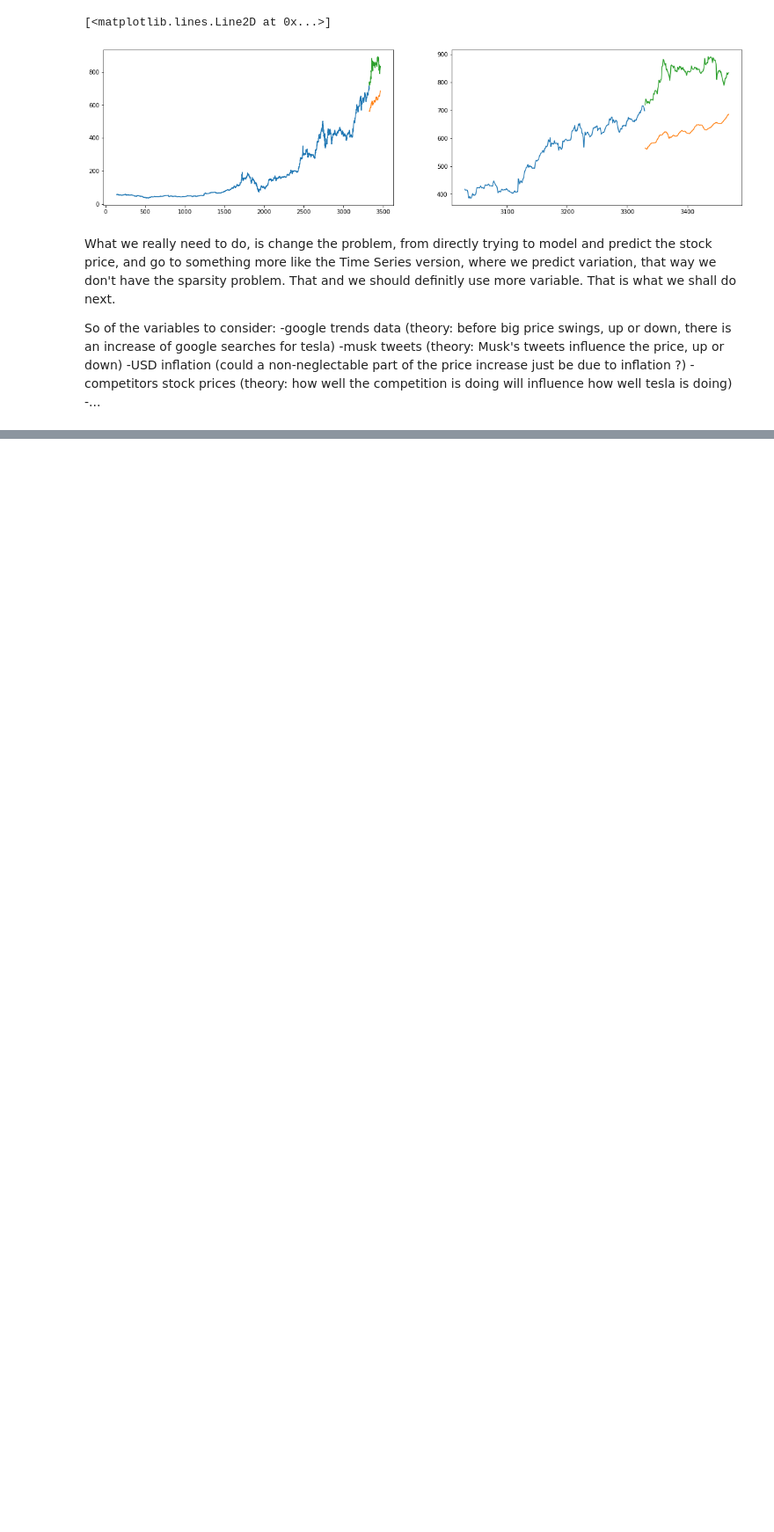
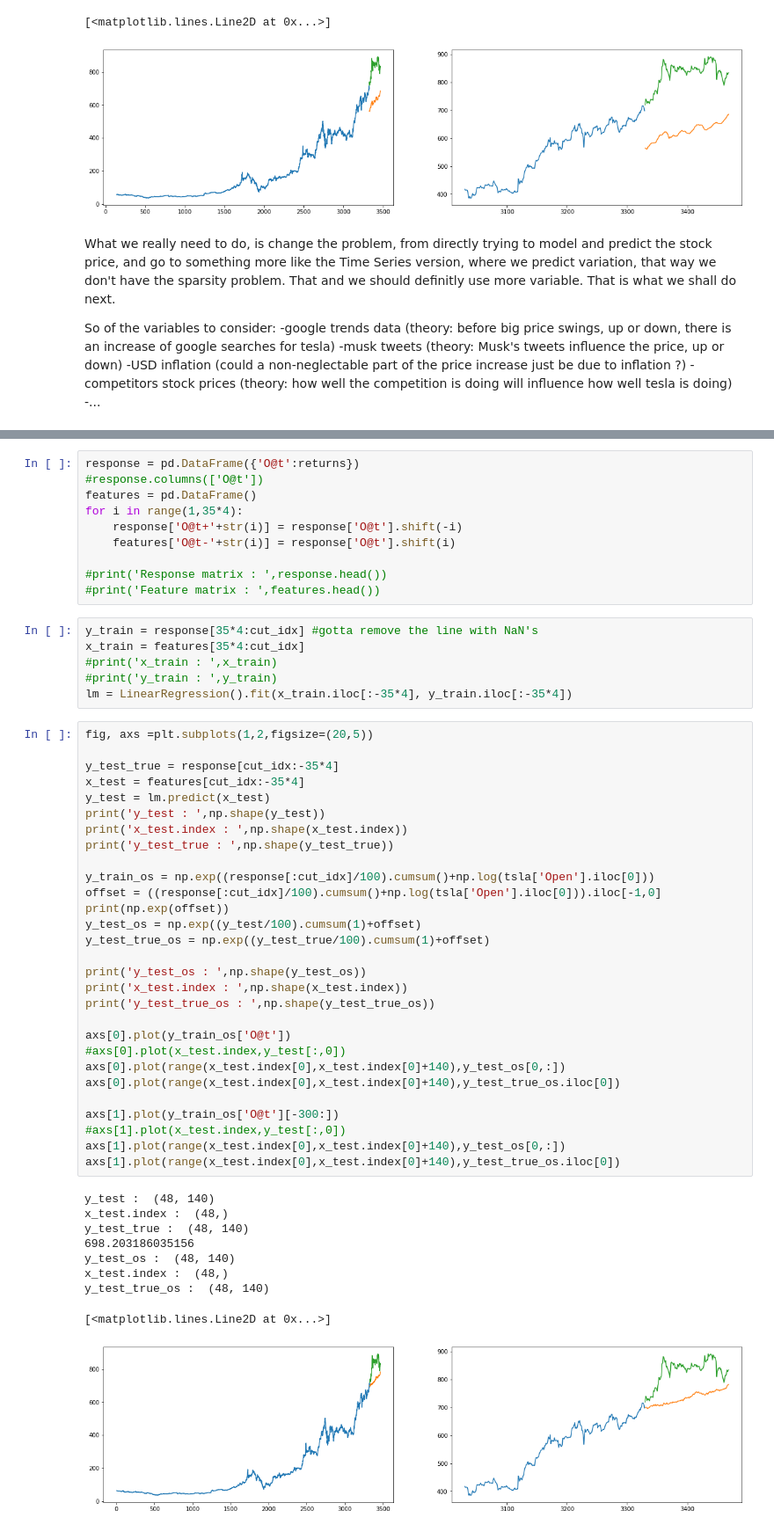
Before and after one commit to Sekarski/MasterThesis, a Jupyter notebook: exploration/MachineLearningApproach.ipynb, the cells around one changed output, grey strips where cells are left out. Shown: that part at 88% size. Drawn from its saved outputs; the diff is of its cells as text; blank space fills up the shorter version.

Commit message:
linear regression & KNN for univariate variations

```diff
--- a/exploration/MachineLearningApproach.ipynb
+++ b/exploration/MachineLearningApproach.ipynb
@@ -557,0 +575,55 @@ So of the variables to consider:
+# %%
+response = pd.DataFrame({'O@t':returns})
+#response.columns(['O@t'])
+features = pd.DataFrame()
+for i in range(1,35*4):
+    response['O@t+'+str(i)] = response['O@t'].shift(-i)
+    features['O@t-'+str(i)] = response['O@t'].shift(i)
+
+#print('Response matrix : ',response.head())
+#print('Feature matrix : ',features.head())
+# %%
+y_train = response[35*4:cut_idx] #gotta remove the line with NaN's
+x_train = features[35*4:cut_idx]
+#print('x_train : ',x_train)
+#print('y_train : ',y_train)
+lm = LinearRegression().fit(x_train.iloc[:-35*4], y_train.iloc[:-35*4])
+# %%
+fig, axs =plt.subplots(1,2,figsize=(20,5))
+
+y_test_true = response[cut_idx:-35*4]
+x_test = features[cut_idx:-35*4]
+y_test = lm.predict(x_test)
+print('y_test : ',np.shape(y_test))
+print('x_test.index : ',np.shape(x_test.index))
+print('y_test_true : ',np.shape(y_test_true))
+
+y_train_os = np.exp((response[:cut_idx]/100).cumsum()+np.log(tsla['Open'].iloc[0]))
+offset = ((response[:cut_idx]/100).cumsum()+np.log(tsla['Open'].iloc[0])).iloc[-1,0]
+print(np.exp(offset))
+y_test_os = np.exp((y_test/100).cumsum(1)+offset)
+y_test_true_os = np.exp((y_test_true/100).cumsum(1)+offset)
+
+print('y_test_os : ',np.shape(y_test_os))
+print('x_test.index : ',np.shape(x_test.index))
+print('y_test_true_os : ',np.shape(y_test_true_os))
+
+axs[0].plot(y_train_os['O@t'])
+#axs[0].plot(x_test.index,y_test[:,0])
+axs[0].plot(range(x_test.index[0],x_test.index[0]+140),y_test_os[0,:])
+axs[0].plot(range(x_test.index[0],x_test.index[0]+140),y_test_true_os.iloc[0])
+
+axs[1].plot(y_train_os['O@t'][-300:])
+#axs[1].plot(x_test.index,y_test[:,0])
+axs[1].plot(range(x_test.index[0],x_test.index[0]+140),y_test_os[0,:])
+axs[1].plot(range(x_test.index[0],x_test.index[0]+140),y_test_true_os.iloc[0])
+# %% [output]
+y_test :  (48, 140)
+x_test.index :  (48,)
+y_test_true :  (48, 140)
+698.203186035156
+y_test_os :  (48, 140)
+x_test.index :  (48,)
+y_test_true_os :  (48, 140)
+[<matplotlib.lines.Line2D at 0x...>]
+[figure, added]
```
Also changed, not shown: parts of 6 cells of this notebook, 1 other file.
